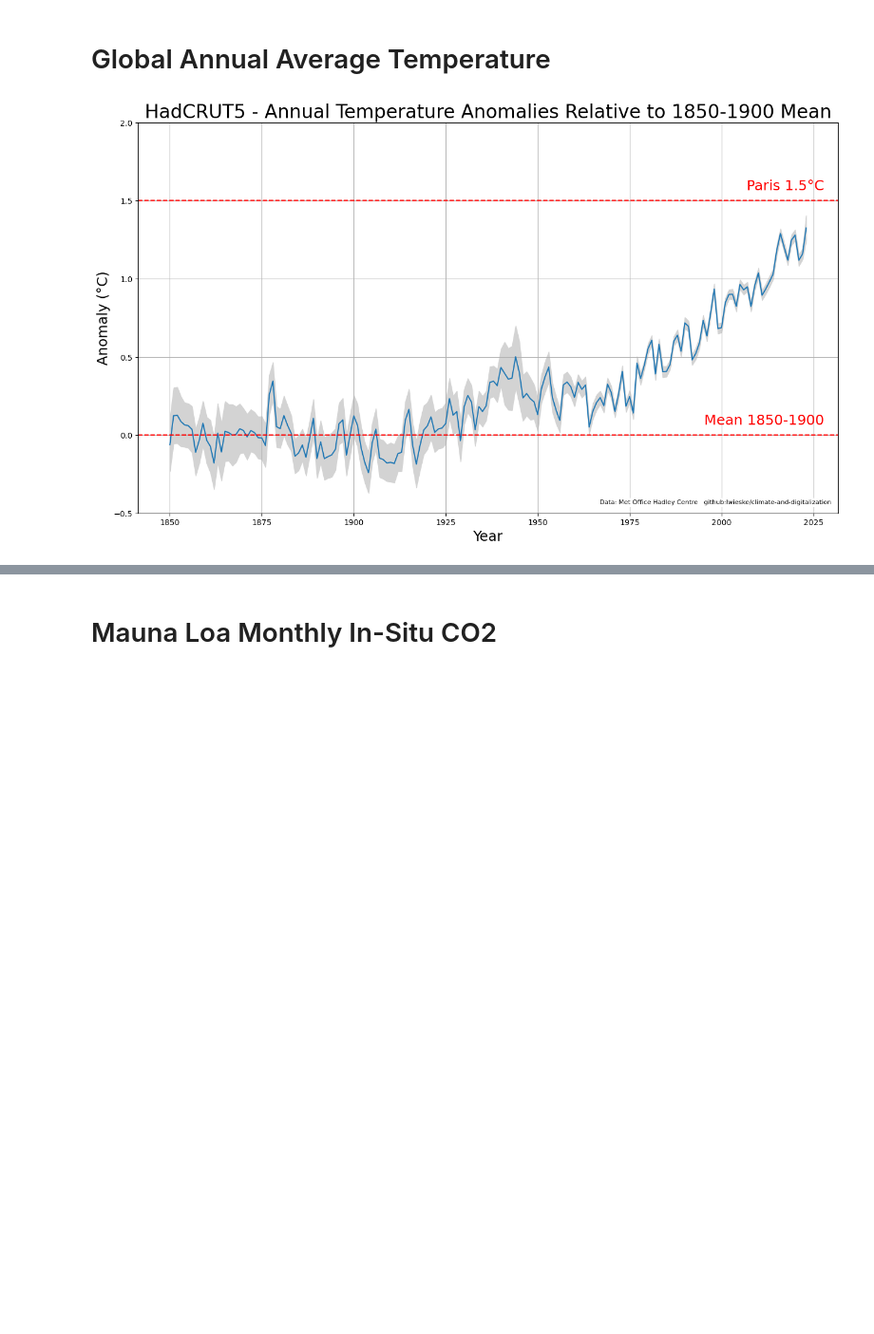
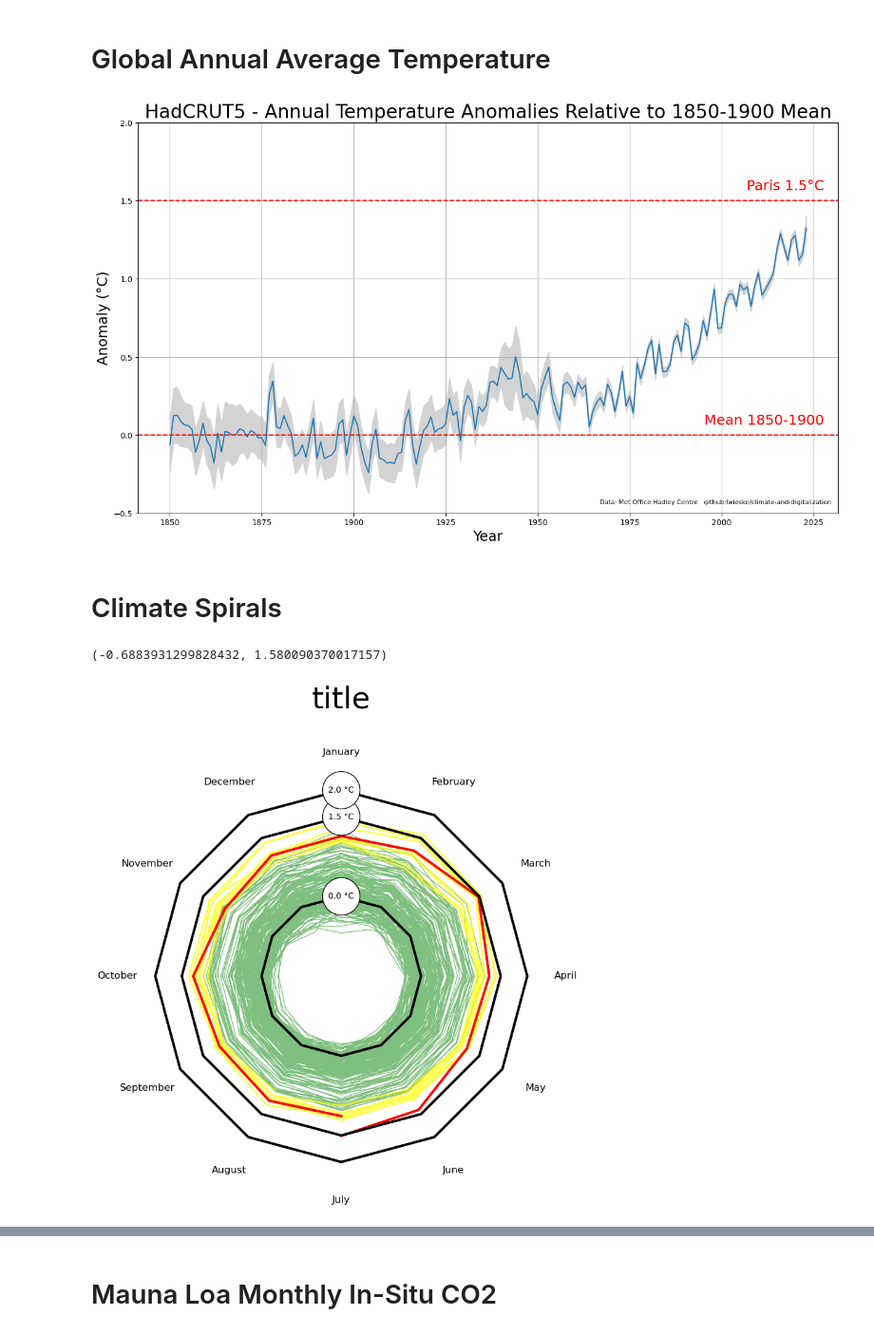
Before and after one commit to lwieske/climate-and-digitalization, a Jupyter notebook: README.ipynb, the cells around one changed output, grey strips where cells are left out. Shown at 95% size. Cells and saved outputs as stored; diff of their text form; code cells hidden in the pictures; blank space fills up the shorter version.

```diff
--- a/README.ipynb
+++ b/README.ipynb
@@ -134,3 +140,71 @@ finalize_plot(plt,
 )
 # %% [output]
 [figure]
+# %% [markdown]
+# Climate Spirals
+# %%
+hadcrut5_monthly = pd.read_csv('data/HadCRUT.5.0.1.0.analysis.summary_series.global.monthly.csv')
+# %%
+df = hadcrut5_monthly
+
+df['Time'] = pd.to_datetime(df['Time'])
+
+mean = df[('1850-01' <= df['Time']) & (df['Time'] <= '1900-12')]['Anomaly (deg C)'].mean()
+
+df[['Anomaly (deg C)', 'Lower confidence limit (2.5%)', 'Upper confidence limit (97.5%)']] -= mean
+
+(min_anomaly, max_anomaly) = (min(df['Anomaly (deg C)']), max(df['Anomaly (deg C)']))
+
+df['radius'] = df[['Anomaly (deg C)']]
+
+df['theta'] = 2 * ((df.index.values % 12.0) / 12.0) * np.pi
+
+# df = df[('2002-07' <= df['Time'])]
+
+(min_anomaly, max_anomaly)
+# %% [output]
+(-0.6883931299828432, 1.580090370017157)
+# %%
+plt.rcParams["figure.figsize"] = (16,9)
+
+plt.rcParams["figure.autolayout"] = True
+
+ax = plt.subplot(1, 1, 1, projection='polar')
+
+# ax.axis("off")
+
+plt.jet()
+
+ax.plot(df['theta'].iloc[:-10*12+1],  df['radius'].iloc[:-10*12+1],  color='green',  linewidth=1.0, alpha=0.5)
+ax.plot(df['theta'].iloc[-10*12:-13], df['radius'].iloc[-10*12:-13], color='yellow', linewidth=2.0, alpha=0.7)
+ax.plot(df['theta'].iloc[-13:],       df['radius'].iloc[-13:],       color='red',    linewidth=3.0, alpha=1.0)
+
+ax.plot(np.linspace(0,2*np.pi,13),0.0 + np.zeros(13), color='black', linewidth=3.0)
+ax.plot(np.linspace(0,2*np.pi,13),1.5 + np.zeros(13), color='black', linewidth=3.0)
+ax.plot(np.linspace(0,2*np.pi,13),2.0 + np.zeros(13), color='black', linewidth=3.0)
+
+ax.text(0.0, 0.0, "0.0 °C", ha='center', va='center', color='black',
+        bbox=dict(boxstyle=f"circle,pad=0.7", facecolor='white', edgecolor='black'))
+ax.text(0.0, 1.5, "1.5 °C", ha='center', va='center', color='black',
+        bbox=dict(boxstyle=f"circle,pad=0.7", facecolor='white', edgecolor='black'))
+ax.text(0.0, 2.0, "2.0 °C", ha='center', va='center', color='black',
+        bbox=dict(boxstyle=f"circle,pad=0.7", facecolor='white', edgecolor='black'))
+
+ax.set_theta_zero_location("N")
+ax.set_theta_direction(-1)
+
+ax.spines['polar'].set_visible(False)
+
+(lines, labels) = plt.thetagrids(np.arange(0, 360, 30), labels=[calendar.month_name[i] for i in range(1,13)], fontsize=12)
+
+ax.set_rlim([-1.5, 2.5])
+
+ax.set_rgrids([])
+
+ax.grid(False)
+
+ax.set_title("title\n", size=36)
+
+plt.show()
+# %% [output]
+[figure, added]
```
Also changed, not shown: parts of 28 cells of this notebook, 32 other files.
